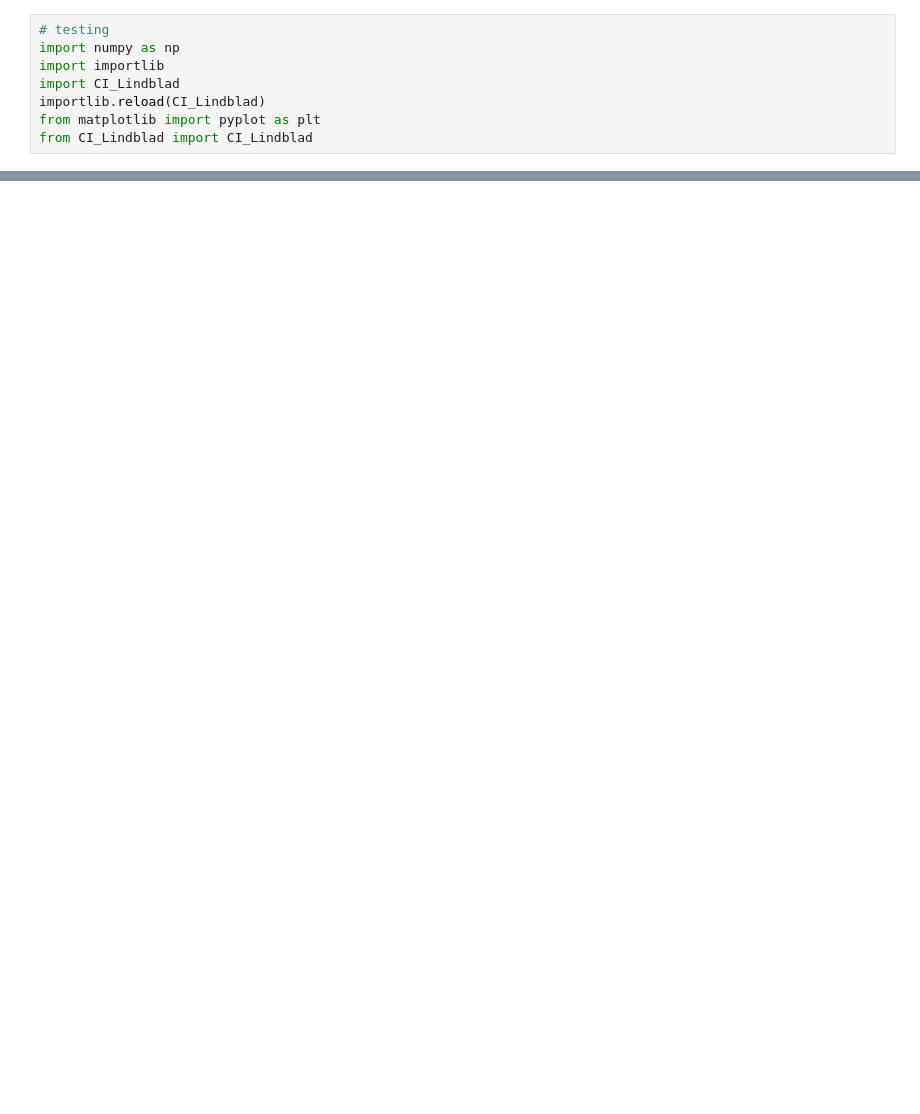
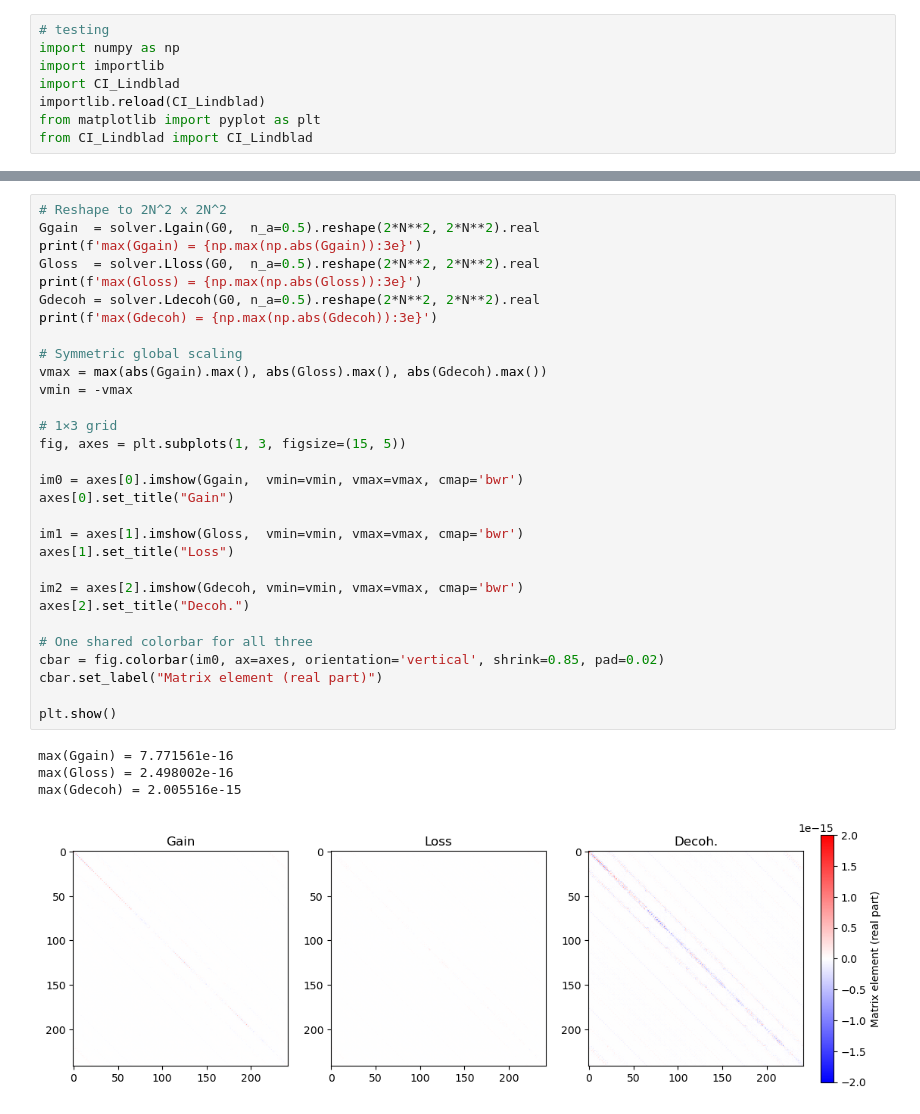
Before and after one commit to AsadullahBhuiyan/Fermionic_Lindbladian, a Jupyter notebook: test.ipynb, the cells around one changed output, grey strips where cells are left out. Saved outputs shown, nothing was run; the diff lists cells and outputs as text; blank space fills up the shorter version.

```diff
--- a/test.ipynb
+++ b/test.ipynb
@@ -35,3 +24,38 @@ plt.colorbar()
+# %%
+# Reshape to 2N^2 x 2N^2
+Ggain  = solver.Lgain(G0,  n_a=0.5).reshape(2*N**2, 2*N**2).real
+print(f'max(Ggain) = {np.max(np.abs(Ggain)):3e}')
+Gloss  = solver.Lloss(G0,  n_a=0.5).reshape(2*N**2, 2*N**2).real
+print(f'max(Gloss) = {np.max(np.abs(Gloss)):3e}')
+Gdecoh = solver.Ldecoh(G0, n_a=0.5).reshape(2*N**2, 2*N**2).real
+print(f'max(Gdecoh) = {np.max(np.abs(Gdecoh)):3e}')
+
+# Symmetric global scaling
+vmax = max(abs(Ggain).max(), abs(Gloss).max(), abs(Gdecoh).max())
+vmin = -vmax
+
+# 1×3 grid
+fig, axes = plt.subplots(1, 3, figsize=(15, 5))
+
+im0 = axes[0].imshow(Ggain,  vmin=vmin, vmax=vmax, cmap='bwr')
+axes[0].set_title("Gain")
+
+im1 = axes[1].imshow(Gloss,  vmin=vmin, vmax=vmax, cmap='bwr')
+axes[1].set_title("Loss")
+
+im2 = axes[2].imshow(Gdecoh, vmin=vmin, vmax=vmax, cmap='bwr')
+axes[2].set_title("Decoh.")
+
+# One shared colorbar for all three
+cbar = fig.colorbar(im0, ax=axes, orientation='vertical', shrink=0.85, pad=0.02)
+cbar.set_label("Matrix element (real part)")
+
+plt.show()
+# %% [output]
+max(Ggain) = 7.771561e-16
+max(Gloss) = 2.498002e-16
+max(Gdecoh) = 2.005516e-15
+[figure, added]
 # %%
 
 # 4) Auto-find saturation step for alpha=1
```
Also changed, not shown: parts of 4 cells of this notebook, 9 other files.
